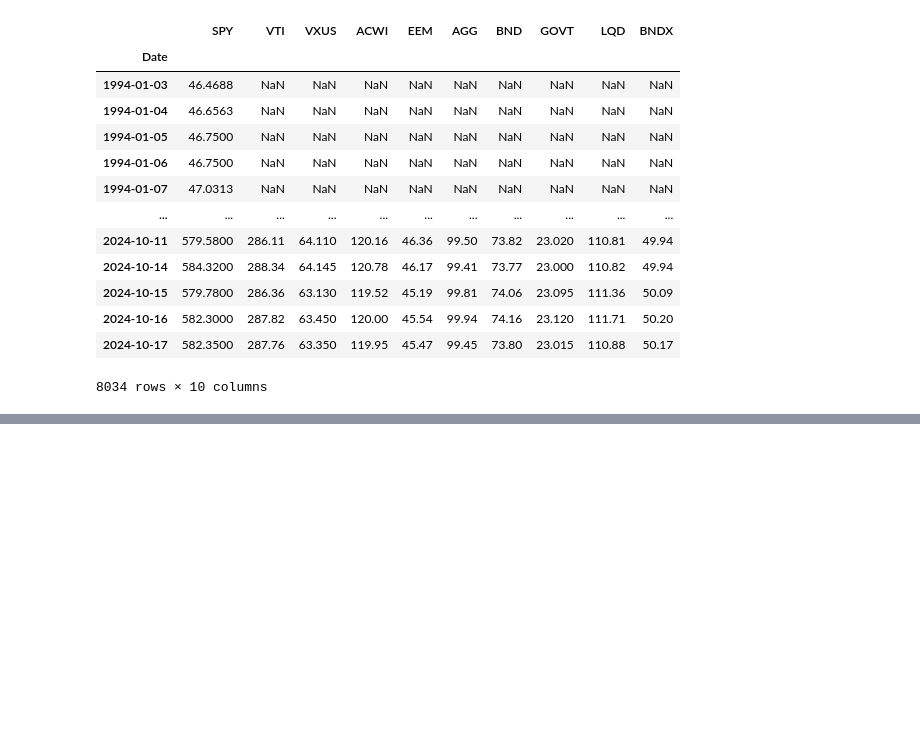
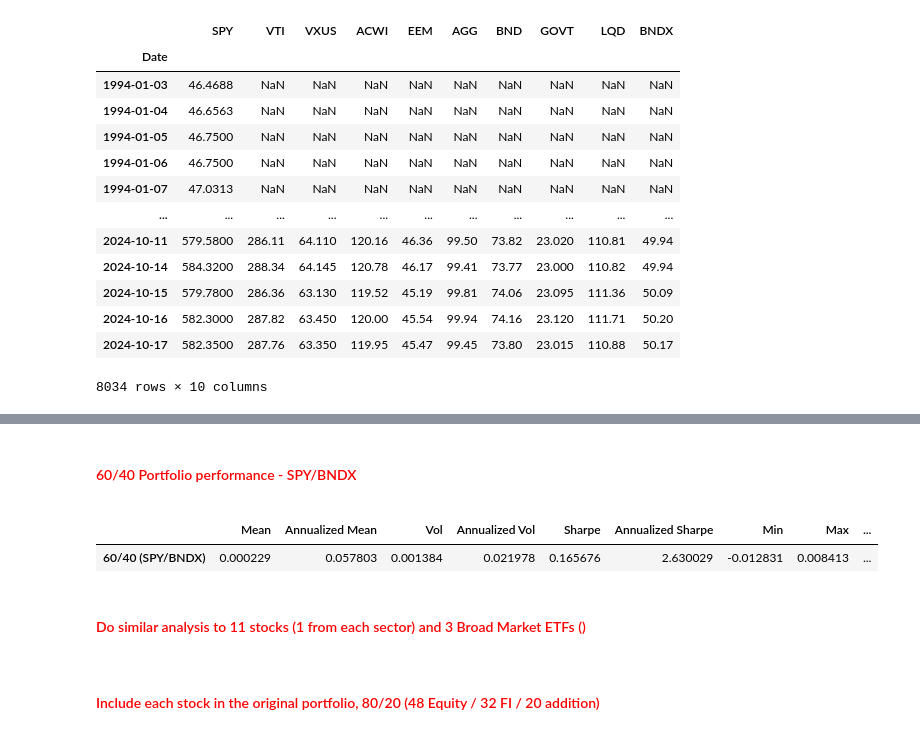
Before and after one commit to MarkAngeloMP/Low-Tide-Capital-Management, a Jupyter notebook: notebooks/w1_data_exploration.ipynb, the cells around one changed output, grey strips where cells are left out. Drawn from its saved outputs; the diff is of its cells as text; code cells hidden in the pictures; blank space fills up the shorter version.

```diff
--- a/notebooks/w1_data_exploration.ipynb
+++ b/notebooks/w1_data_exploration.ipynb
@@ -49,0 +102,30 @@ rets
+# %% [markdown]
+<font color='red'>
+
+#### 60/40 Portfolio performance - SPY/BNDX
+
+</font>
+# %%
+og_pf_rets = rets[['SPY', 'AGG']].dropna()
+og_pf_weight = pd.DataFrame(index=['SPY', 'AGG'], columns=['Weights'])
+og_pf_weight.loc['SPY', 'Weights'] = 0.6
+og_pf_weight.loc['AGG', 'Weights'] = 0.4
+og_pf_rets = og_pf_rets @ og_pf_weight
+og_pf_rets.rename(columns={'Weights': '60/40 (SPY/BNDX)'}, inplace=True)
+og_pf_rets_sma, summary_stats = get_sma_performance(og_pf_rets, window=20, annual_factor=252)
+summary_stats
+# %% [output]
+|  | Mean | Annualized Mean | Vol | Annualized Vol | Sharpe | Annualized Sharpe | Min | Max | ... |
+| 60/40 (SPY/BNDX) | 0.000229 | 0.057803 | 0.001384 | 0.021978 | 0.165676 | 2.630029 | -0.012831 | 0.008413 | ... |
+# %% [markdown]
+<font color='red'>
+
+#### Do similar analysis to 11 stocks (1 from each sector) and 3 Broad Market ETFs ()
+
+</font>
+# %% [markdown]
+<font color='red'>
+
+#### Include each stock in the original portfolio, 80/20 (48 Equity / 32 FI / 20 addition)
+
+</font>
```
Also changed, not shown: parts of 6 cells of this notebook, 1 other file.
